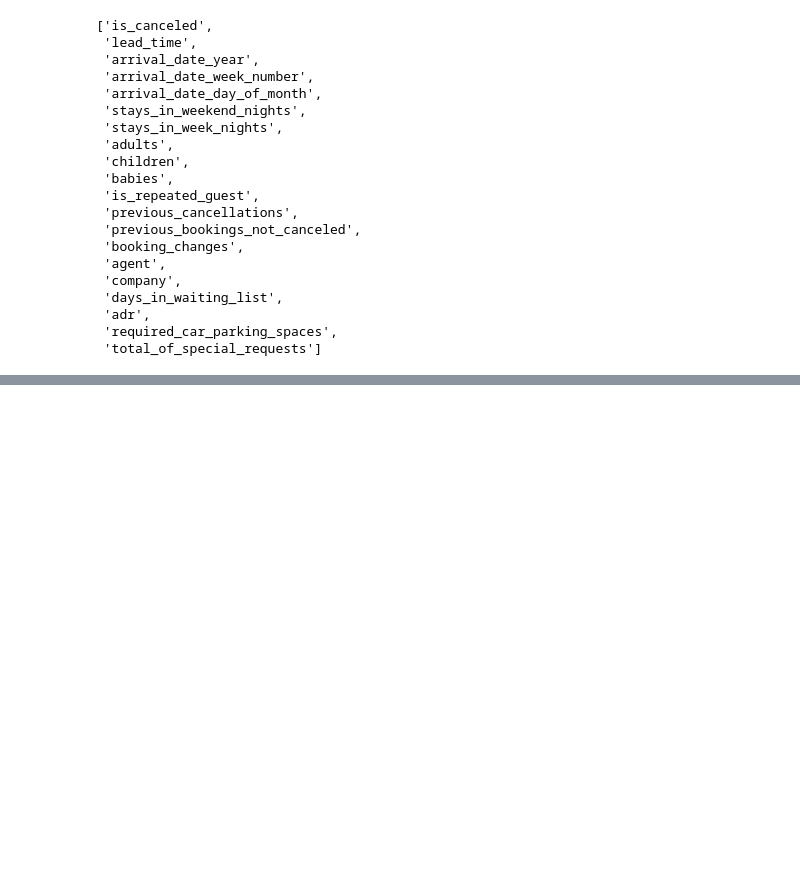
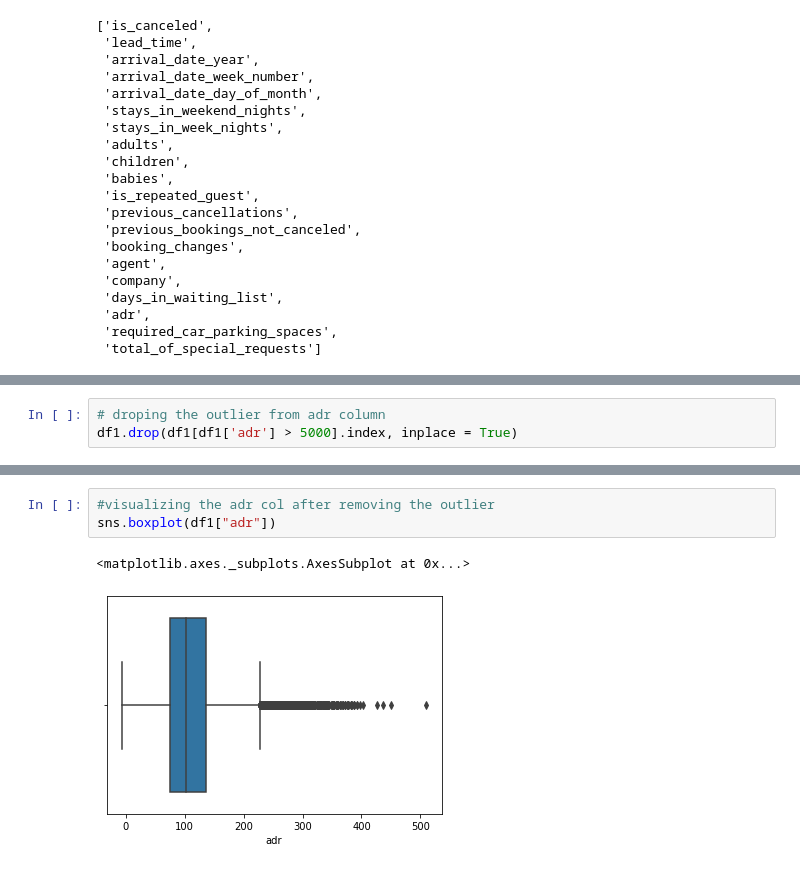
Before and after one commit to SUMITYADAV96/CAPSTONE_PROJECT-HOTEL-BOOKING-ANALYSIS, a Jupyter notebook: Hotel_Booking_Analysis_Capstone_Project.ipynb, the cells around one changed output, grey strips where cells are left out. Drawn from its saved outputs; the diff is of its cells as text; blank space fills up the shorter version.

```diff
--- a/Hotel_Booking_Analysis_Capstone_Project.ipynb
+++ b/Hotel_Booking_Analysis_Capstone_Project.ipynb
@@ -179,0 +277,3 @@ df.select_dtypes(include=np.number).columns.tolist()
+# %%
+# droping the outlier from adr column
+df1.drop(df1[df1['adr'] > 5000].index, inplace = True)
@@ -179,0 +284,6 @@ df.select_dtypes(include=np.number).columns.tolist()
+# %%
+#visualizing the adr col after removing the outlier
+sns.boxplot(df1["adr"])
+# %% [output]
+<matplotlib.axes._subplots.AxesSubplot at 0x...>
+[figure, added]
```
Also changed, not shown: parts of 19 cells of this notebook.
